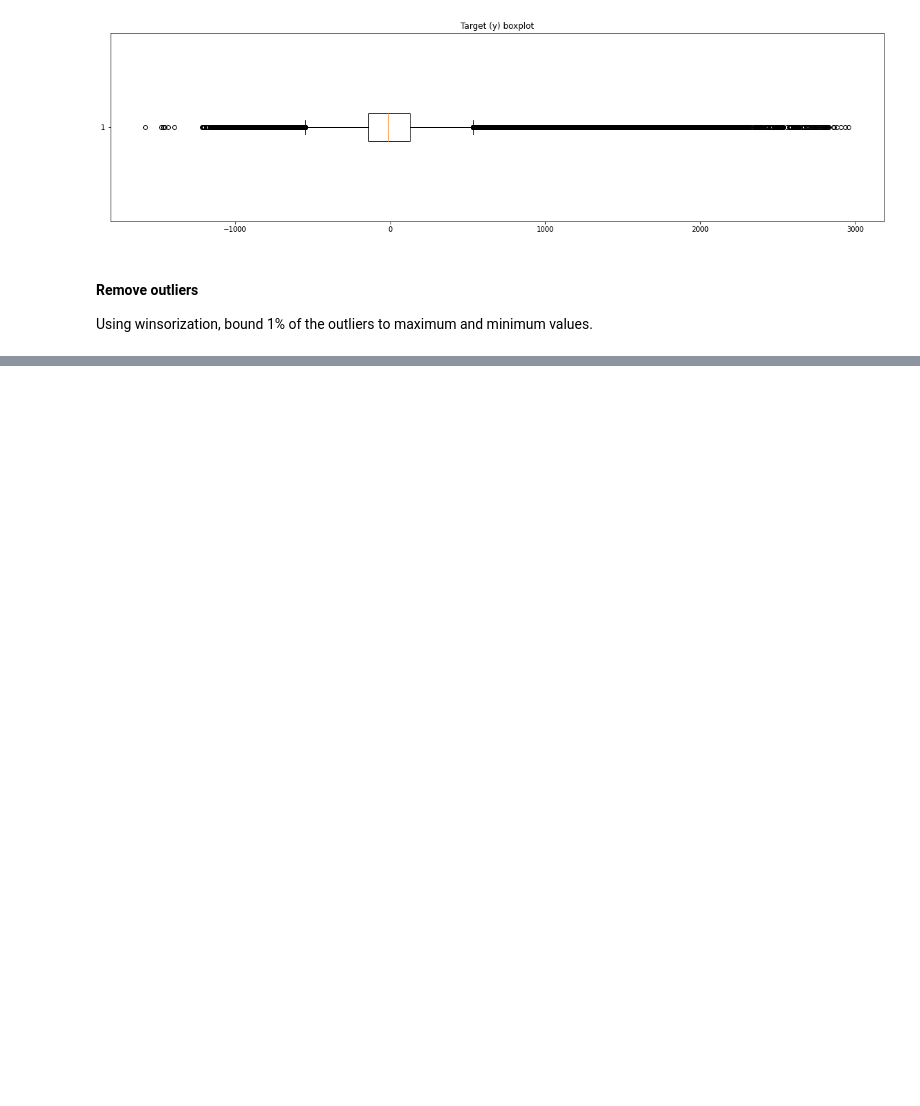
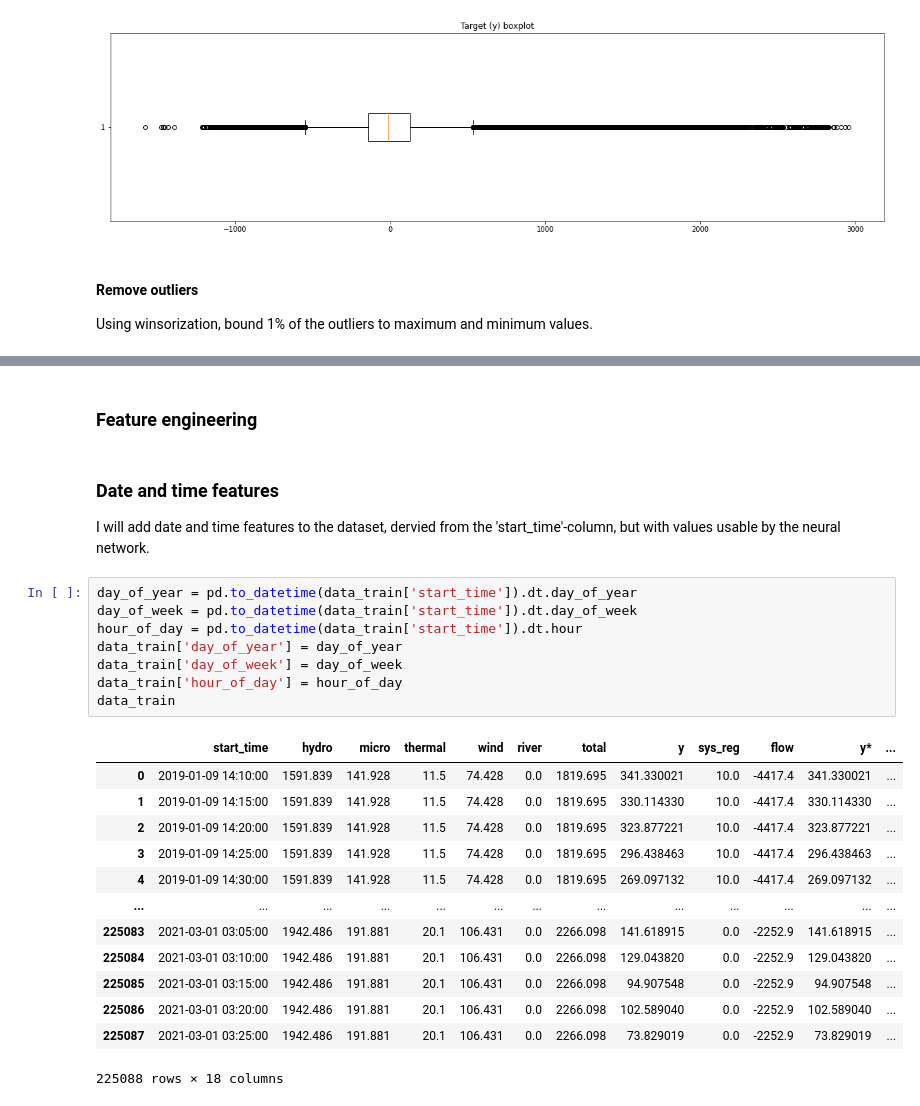
Before and after one commit to haakon8855/time-series-forecasting-RNN, a Jupyter notebook: china_emission.ipynb, the cells around one changed output, grey strips where cells are left out. Drawn from its saved outputs; the diff is of its cells as text; blank space fills up the shorter version.

Commit message:
Added normalizations, standardization and basic feature engineering

```diff
--- a/china_emission.ipynb
+++ b/china_emission.ipynb
@@ -73,0 +95,28 @@ show_boxplot(data_train, 'y_win')
+# %% [markdown]
+### Feature engineering
+# %% [markdown]
+### Date and time features
+
+I will add date and time features to the dataset, dervied from the 'start_time'-column, but with values usable by the neural network.
+# %%
+day_of_year = pd.to_datetime(data_train['start_time']).dt.day_of_year
+day_of_week = pd.to_datetime(data_train['start_time']).dt.day_of_week
+hour_of_day = pd.to_datetime(data_train['start_time']).dt.hour
+data_train['day_of_year'] = day_of_year
+data_train['day_of_week'] = day_of_week
+data_train['hour_of_day'] = hour_of_day
+data_train
+# %% [output]
+|  | start_time | hydro | micro | thermal | wind | river | total | y | sys_reg | flow | y* | ... |
+| 0 | 2019-01-09 14:10:00 | 1591.839 | 141.928 | 11.5 | 74.428 | 0.0 | 1819.695 | 341.330021 | 10.0 | -4417.4 | 341.330021 | ... |
+| 1 | 2019-01-09 14:15:00 | 1591.839 | 141.928 | 11.5 | 74.428 | 0.0 | 1819.695 | 330.114330 | 10.0 | -4417.4 | 330.114330 | ... |
+| 2 | 2019-01-09 14:20:00 | 1591.839 | 141.928 | 11.5 | 74.428 | 0.0 | 1819.695 | 323.877221 | 10.0 | -4417.4 | 323.877221 | ... |
+| 3 | 2019-01-09 14:25:00 | 1591.839 | 141.928 | 11.5 | 74.428 | 0.0 | 1819.695 | 296.438463 | 10.0 | -4417.4 | 296.438463 | ... |
+| 4 | 2019-01-09 14:30:00 | 1591.839 | 141.928 | 11.5 | 74.428 | 0.0 | 1819.695 | 269.097132 | 10.0 | -4417.4 | 269.097132 | ... |
+| ... | ... | ... | ... | ... | ... | ... | ... | ... | ... | ... | ... | ... |
+| 225083 | 2021-03-01 03:05:00 | 1942.486 | 191.881 | 20.1 | 106.431 | 0.0 | 2266.098 | 141.618915 | 0.0 | -2252.9 | 141.618915 | ... |
+| 225084 | 2021-03-01 03:10:00 | 1942.486 | 191.881 | 20.1 | 106.431 | 0.0 | 2266.098 | 129.043820 | 0.0 | -2252.9 | 129.043820 | ... |
+| 225085 | 2021-03-01 03:15:00 | 1942.486 | 191.881 | 20.1 | 106.431 | 0.0 | 2266.098 | 94.907548 | 0.0 | -2252.9 | 94.907548 | ... |
+| 225086 | 2021-03-01 03:20:00 | 1942.486 | 191.881 | 20.1 | 106.431 | 0.0 | 2266.098 | 102.589040 | 0.0 | -2252.9 | 102.589040 | ... |
+| 225087 | 2021-03-01 03:25:00 | 1942.486 | 191.881 | 20.1 | 106.431 | 0.0 | 2266.098 | 73.829019 | 0.0 | -2252.9 | 73.829019 | ... |
+225088 rows × 18 columns
```
Also changed, not shown: parts of 9 cells of this notebook.
